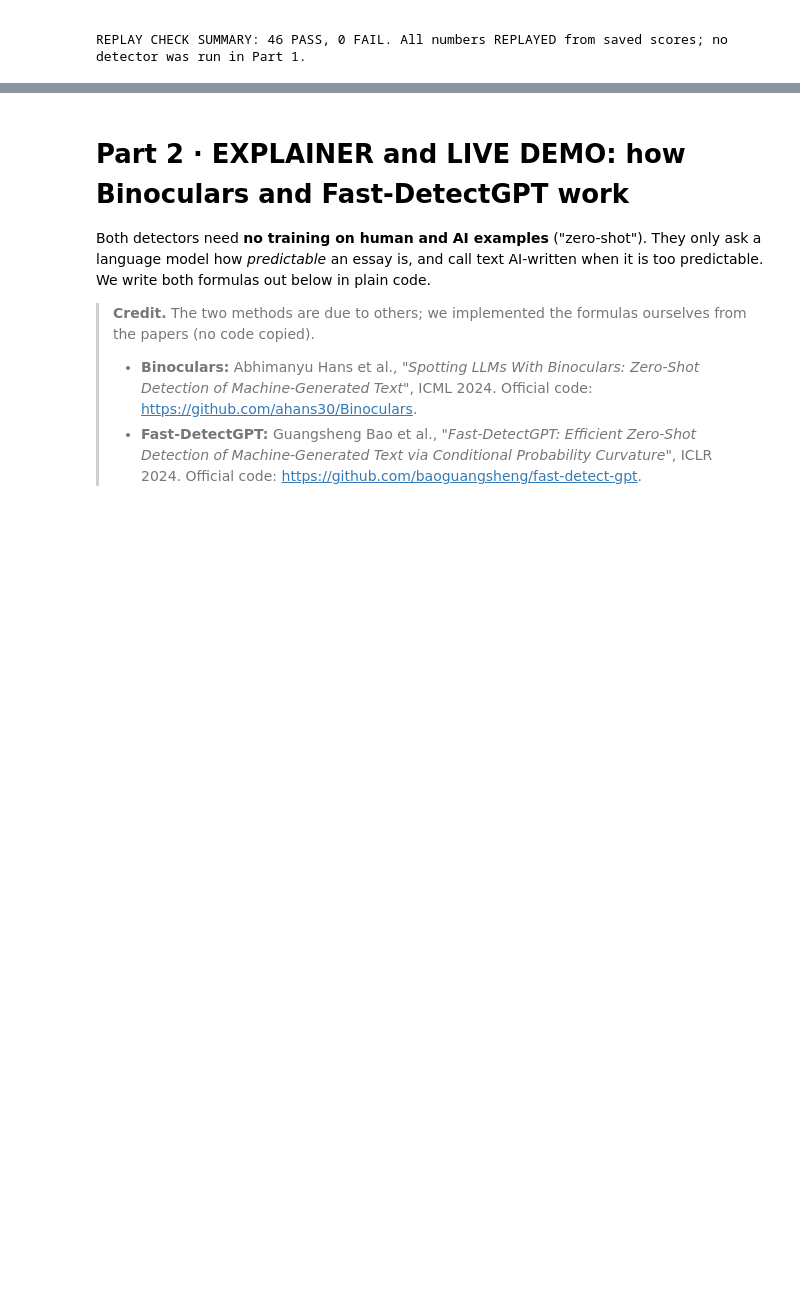
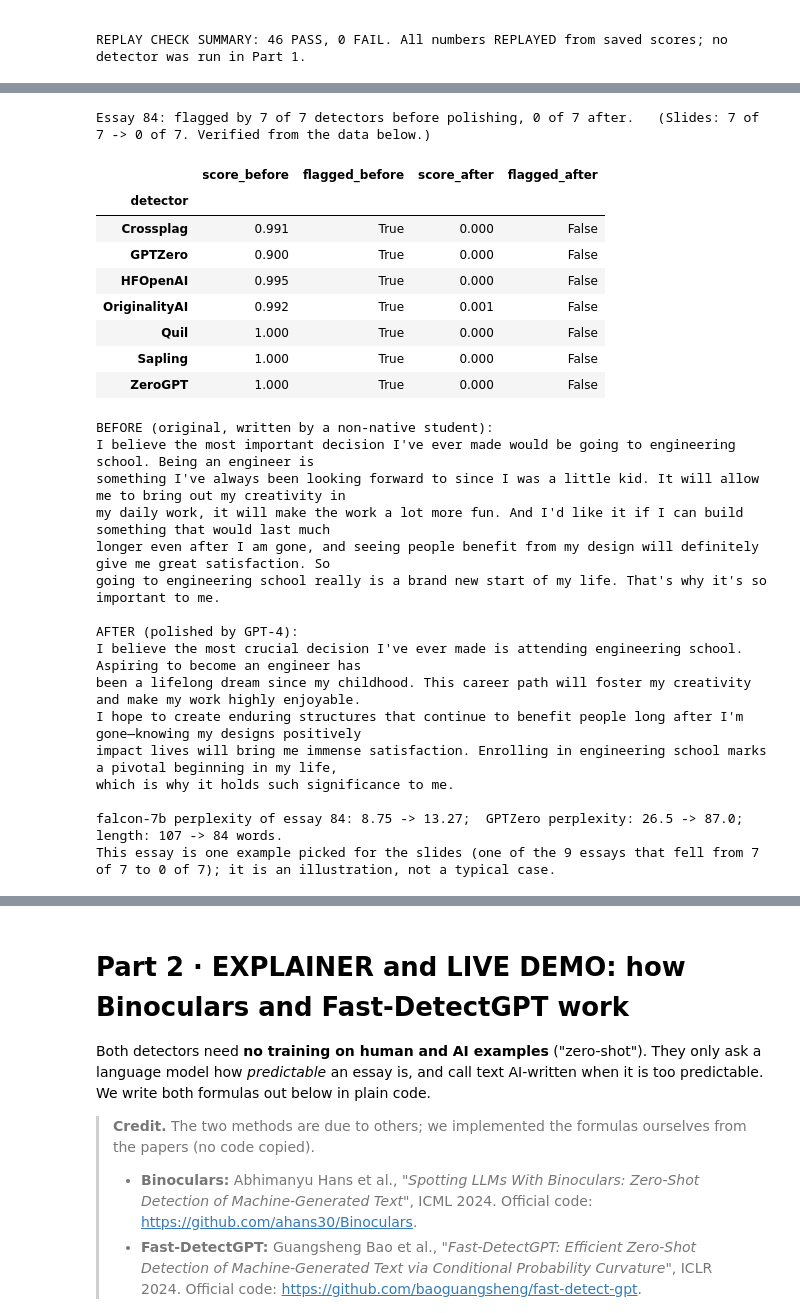
Before and after one commit to SheridanLu/detecting-the-detector, a Jupyter notebook: notebooks/01_audit_commercial_and_opensource.ipynb, the cells around one changed output, grey strips where cells are left out. Cells and saved outputs as stored; diff of their text form; code cells hidden in the pictures; blank space fills up the shorter version.

```diff
--- a/notebooks/01_audit_commercial_and_opensource.ipynb
+++ b/notebooks/01_audit_commercial_and_opensource.ipynb
@@ -528,0 +662,42 @@ REPLAY CHECK SUMMARY: 46 PASS, 0 FAIL. All numbers REPLAYED from saved scores; n
+# %%
+# --- the single example essay of the slides: TOEFL essay 84 ---
+I84 = 84
+sb, sa = SB.loc[I84], SA.loc[I84]
+K84B, K84A = int((sb >= 0.5).sum()), int((sa >= 0.5).sum())
+print(f"Essay {I84}: flagged by {K84B} of 7 detectors before polishing, {K84A} of 7 after.   (Slides: 7 of 7 -> 0 of 7. Verified from the data below.)")
+ex84 = pd.DataFrame({"score_before": sb, "flagged_before": sb >= 0.5, "score_after": sa, "flagged_after": sa >= 0.5})
+display(ex84.round(3))
+print("\nBEFORE (original, written by a non-native student):\n" + textwrap.fill(txt[f"{POL_B}#{I84}"], 120))
+print("\nAFTER (polished by GPT-4):\n" + textwrap.fill(txt[f"{POL_A}#{I84}"], 120))
+f_b, f_a = ppl_pol[POL_B][I84]["falcon_ppl"], ppl_pol[POL_A][I84]["falcon_ppl"]
+g_b, g_a = ppl_pol[POL_B][I84]["gptzero_ppl"], ppl_pol[POL_A][I84]["gptzero_ppl"]
+print(f"\nfalcon-7b perplexity of essay {I84}: {f_b:.2f} -> {f_a:.2f};  GPTZero perplexity: {g_b:.1f} -> {g_a:.1f};  length: "
+      f"{ppl_pol[POL_B][I84]['words']} -> {ppl_pol[POL_A][I84]['words']} words.")
+print("This essay is one example picked for the slides (one of the %d essays that fell from 7 of 7 to 0 of 7); it is an illustration, not a typical case." % len(DROP_7_0))
+# %% [output]
+Essay 84: flagged by 7 of 7 detectors before polishing, 0 of 7 after.   (Slides: 7 of 7 -> 0 of 7. Verified from the data below.)
+|  | score_before | flagged_before | score_after | flagged_after |
+| detector |  |  |  |  |
+| Crossplag | 0.991 | True | 0.000 | False |
+| GPTZero | 0.900 | True | 0.000 | False |
+| HFOpenAI | 0.995 | True | 0.000 | False |
+| OriginalityAI | 0.992 | True | 0.001 | False |
+| Quil | 1.000 | True | 0.000 | False |
+| Sapling | 1.000 | True | 0.000 | False |
+| ZeroGPT | 1.000 | True | 0.000 | False |
+BEFORE (original, written by a non-native student):
+I believe the most important decision I've ever made would be going to engineering school. Being an engineer is
+something I've always been looking forward to since I was a little kid. It will allow me to bring out my creativity in
+my daily work, it will make the work a lot more fun. And I'd like it if I can build something that would last much
+longer even after I am gone, and seeing people benefit from my design will definitely give me great satisfaction. So
+going to engineering school really is a brand new start of my life. That's why it's so important to me.
+
+AFTER (polished by GPT-4):
+I believe the most crucial decision I've ever made is attending engineering school. Aspiring to become an engineer has
+been a lifelong dream since my childhood. This career path will foster my creativity and make my work highly enjoyable.
+I hope to create enduring structures that continue to benefit people long after I'm gone—knowing my designs positively
+impact lives will bring me immense satisfaction. Enrolling in engineering school marks a pivotal beginning in my life,
+which is why it holds such significance to me.
+
+falcon-7b perplexity of essay 84: 8.75 -> 13.27;  GPTZero perplexity: 26.5 -> 87.0;  length: 107 -> 84 words.
+This essay is one example picked for the slides (one of the 9 essays that fell from 7 of 7 to 0 of 7); it is an illustration, not a typical case.
```
Also changed, not shown: parts of 8 cells of this notebook, 7 other files.
